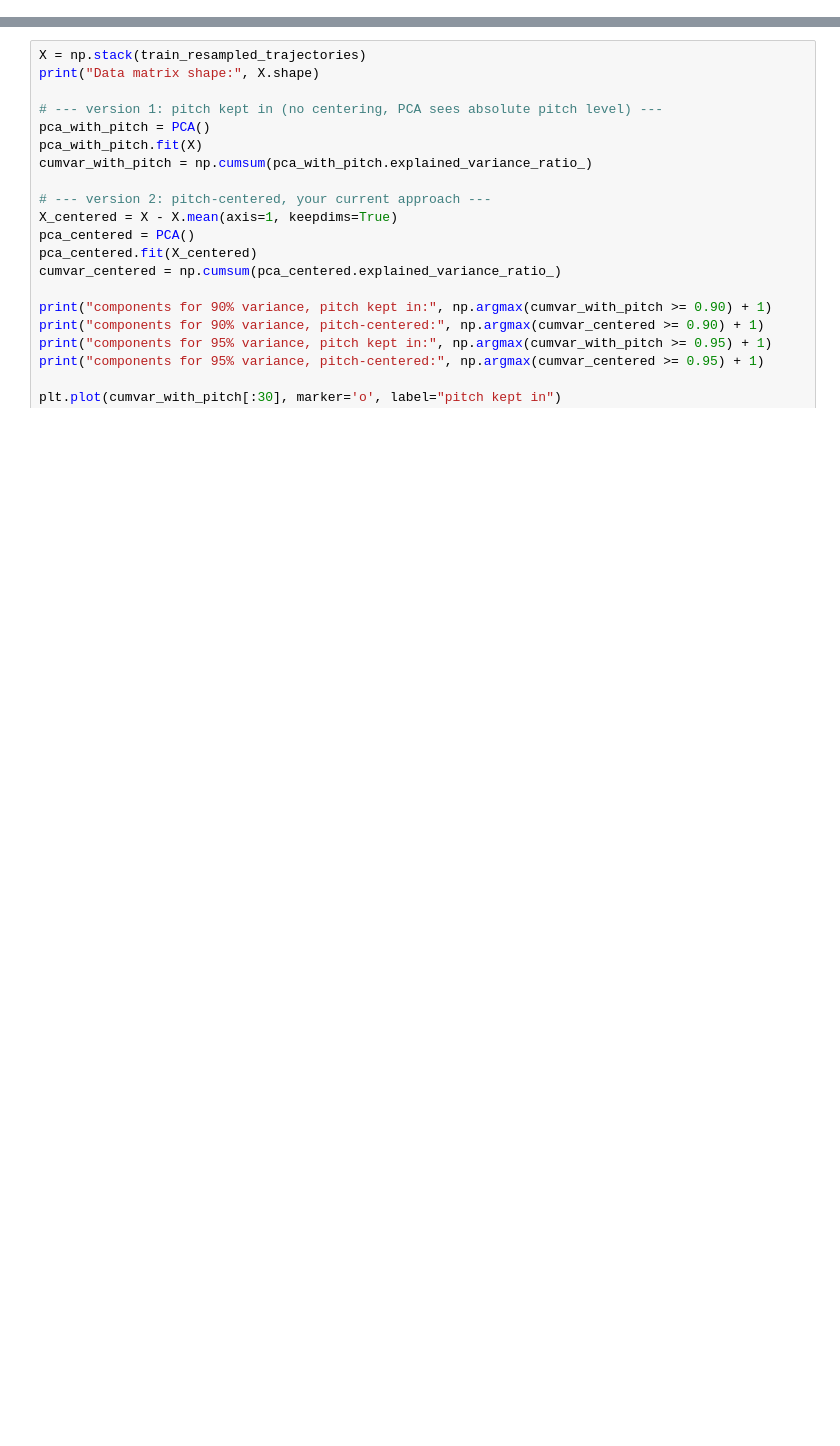
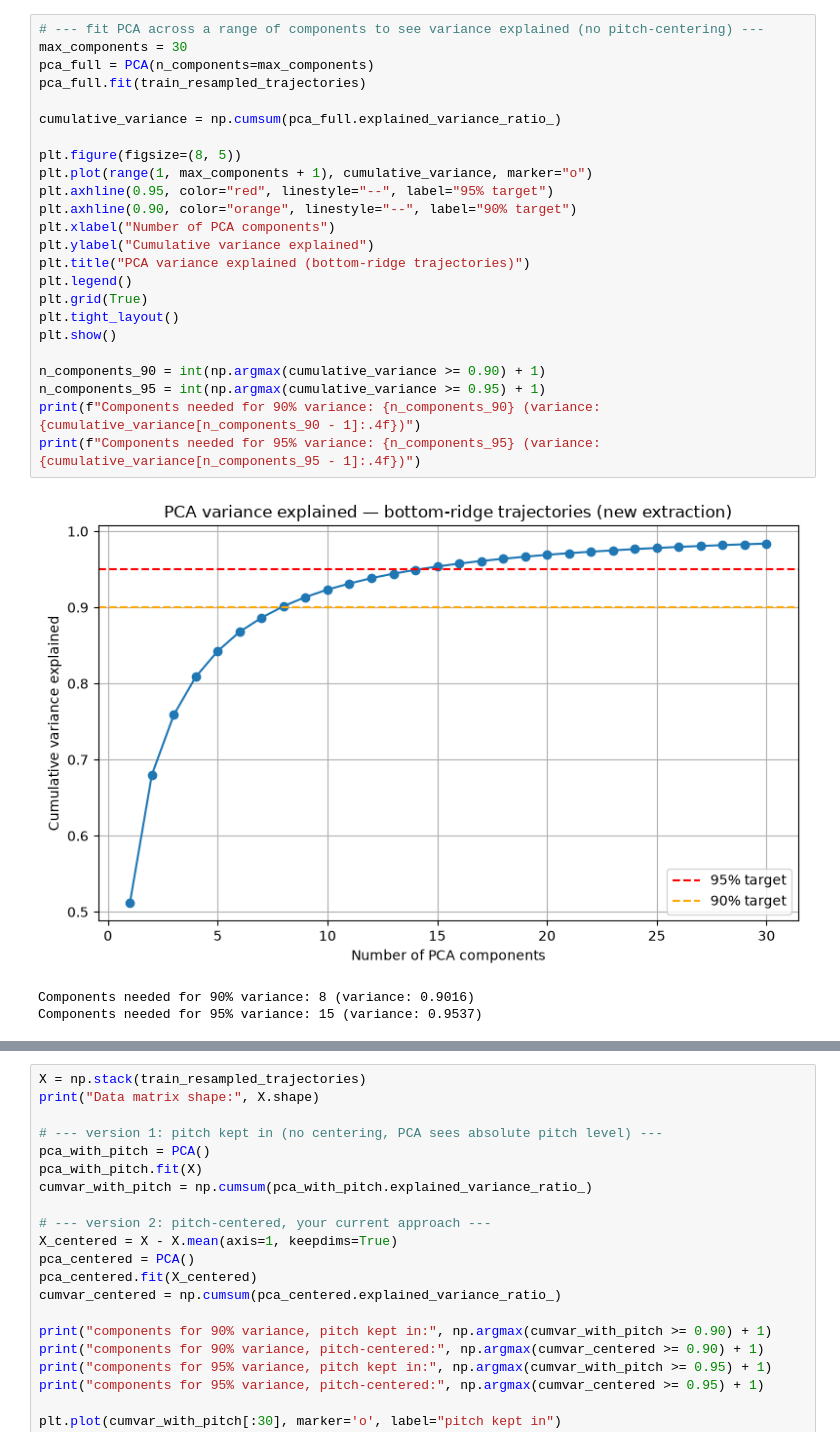
Before and after one commit to netra-khot/mouse-vocalization-2026, a Jupyter notebook: data_prep/pca.ipynb, the cells around one changed output, grey strips where cells are left out. Saved outputs shown, nothing was run; the diff lists cells and outputs as text; blank space fills up the shorter version.

```diff
--- a/data_prep/pca.ipynb
+++ b/data_prep/pca.ipynb
@@ -76,0 +71,28 @@ resampled 2147 out of 2147 test trajectories
+# %%
+# --- fit PCA across a range of components to see variance explained (no pitch-centering) ---
+max_components = 30
+pca_full = PCA(n_components=max_components)
+pca_full.fit(train_resampled_trajectories)
+
+cumulative_variance = np.cumsum(pca_full.explained_variance_ratio_)
+
+plt.figure(figsize=(8, 5))
+plt.plot(range(1, max_components + 1), cumulative_variance, marker="o")
+plt.axhline(0.95, color="red", linestyle="--", label="95% target")
+plt.axhline(0.90, color="orange", linestyle="--", label="90% target")
+plt.xlabel("Number of PCA components")
+plt.ylabel("Cumulative variance explained")
+plt.title("PCA variance explained (bottom-ridge trajectories)")
+plt.legend()
+plt.grid(True)
+plt.tight_layout()
+plt.show()
+
+n_components_90 = int(np.argmax(cumulative_variance >= 0.90) + 1)
+n_components_95 = int(np.argmax(cumulative_variance >= 0.95) + 1)
+print(f"Components needed for 90% variance: {n_components_90} (variance: {cumulative_variance[n_components_90 - 1]:.4f})")
+print(f"Components needed for 95% variance: {n_components_95} (variance: {cumulative_variance[n_components_95 - 1]:.4f})")
+# %% [output]
+[figure, added]
+Components needed for 90% variance: 8 (variance: 0.9016)
+Components needed for 95% variance: 15 (variance: 0.9537)
```
Also changed, not shown: parts of 22 cells of this notebook, 14 other files.
